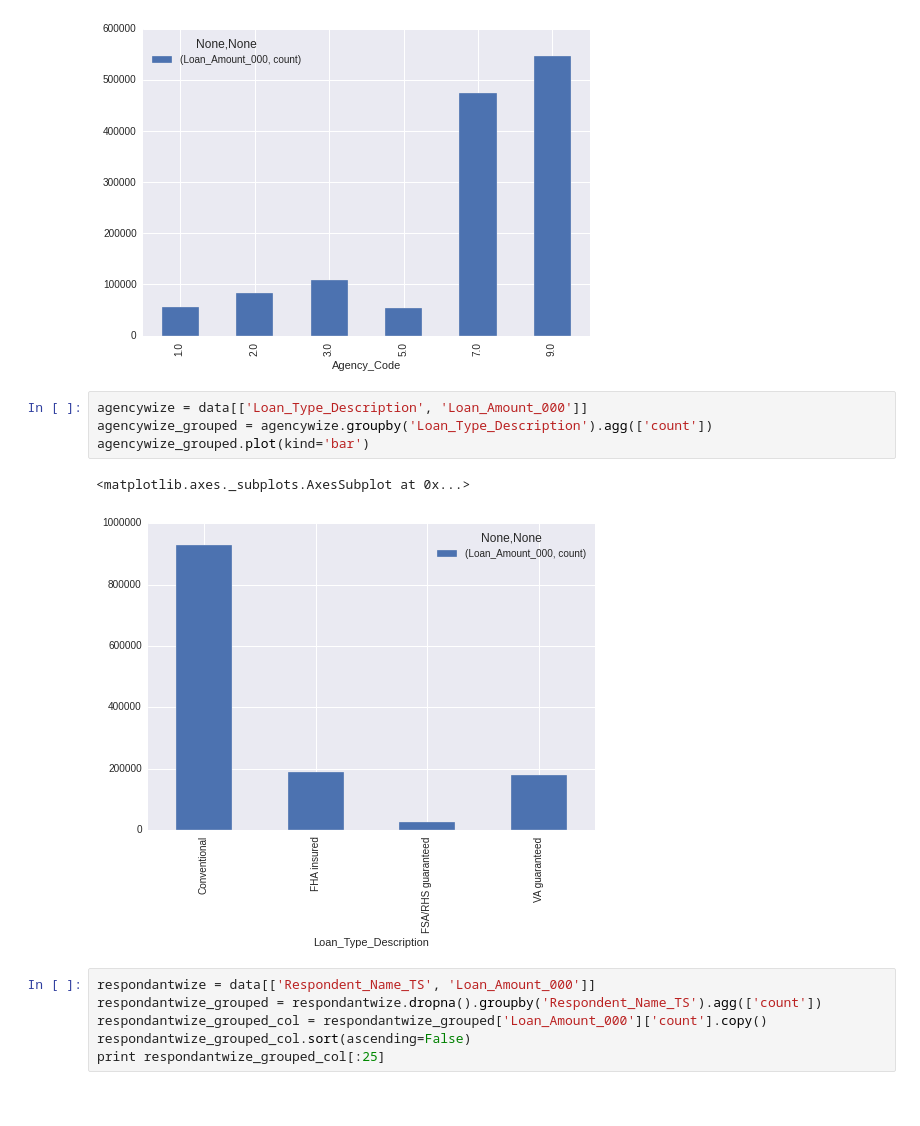
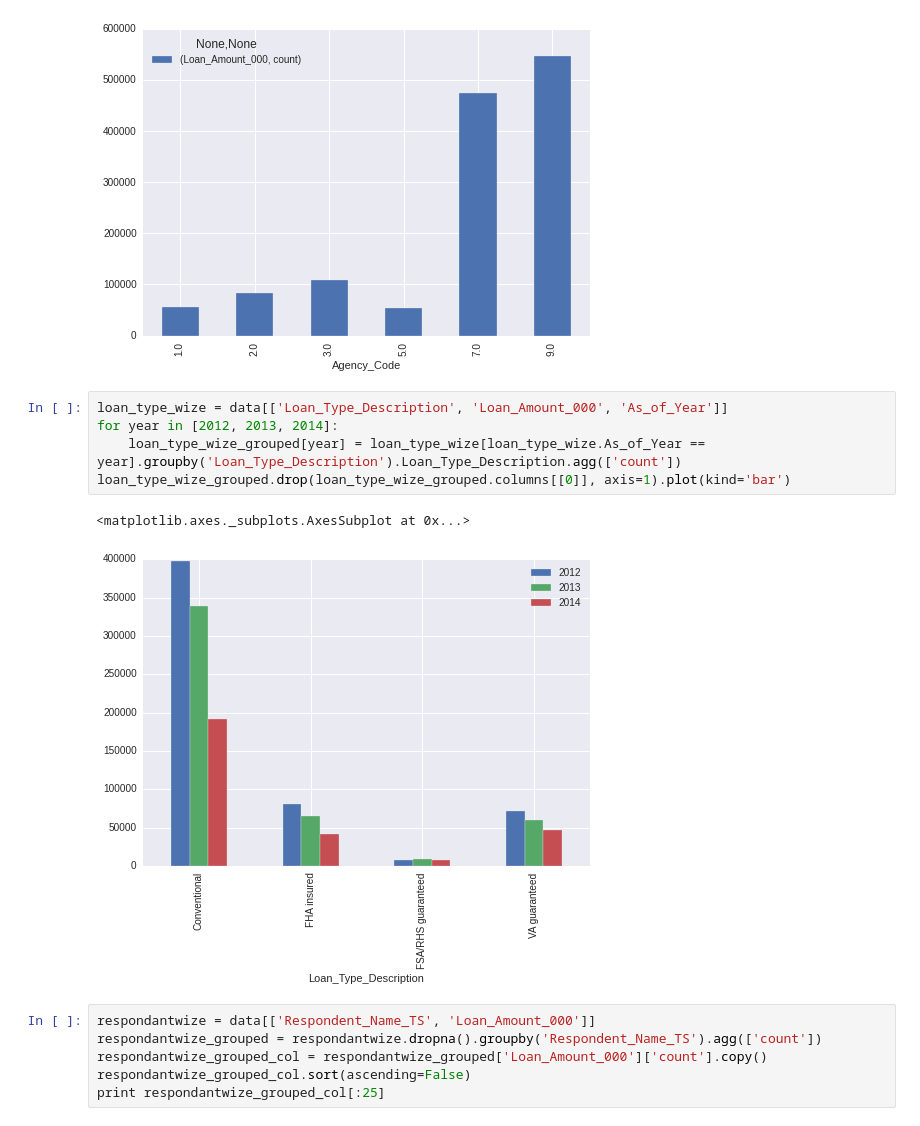
Before and after one commit to jainshubham/notebooks, a Jupyter notebook: Capital_One.ipynb, the cells around one changed output. Saved outputs shown, nothing was run; the diff lists cells and outputs as text.

```diff
--- a/Capital_One.ipynb
+++ b/Capital_One.ipynb
@@ -80,13 +84,14 @@ agencywize_grouped.plot(kind='bar')
 # %% [output]
 <matplotlib.axes._subplots.AxesSubplot at 0x...>
 [figure]
-# %%
-agencywize = data[['Loan_Type_Description', 'Loan_Amount_000']]
-agencywize_grouped = agencywize.groupby('Loan_Type_Description').agg(['count'])
-agencywize_grouped.plot(kind='bar')
-# %% [output]
-<matplotlib.axes._subplots.AxesSubplot at 0x...>
-[figure, removed]
+# %%
+loan_type_wize = data[['Loan_Type_Description', 'Loan_Amount_000', 'As_of_Year']]
+for year in [2012, 2013, 2014]:
+    loan_type_wize_grouped[year] = loan_type_wize[loan_type_wize.As_of_Year == year].groupby('Loan_Type_Description').Loan_Type_Description.agg(['count'])
+loan_type_wize_grouped.drop(loan_type_wize_grouped.columns[[0]], axis=1).plot(kind='bar')
+# %% [output]
+<matplotlib.axes._subplots.AxesSubplot at 0x...>
+[figure, added]
 # %%
 respondantwize = data[['Respondent_Name_TS', 'Loan_Amount_000']]
 respondantwize_grouped = respondantwize.dropna().groupby('Respondent_Name_TS').agg(['count'])
```
Also changed, not shown: parts of 3 cells of this notebook.
